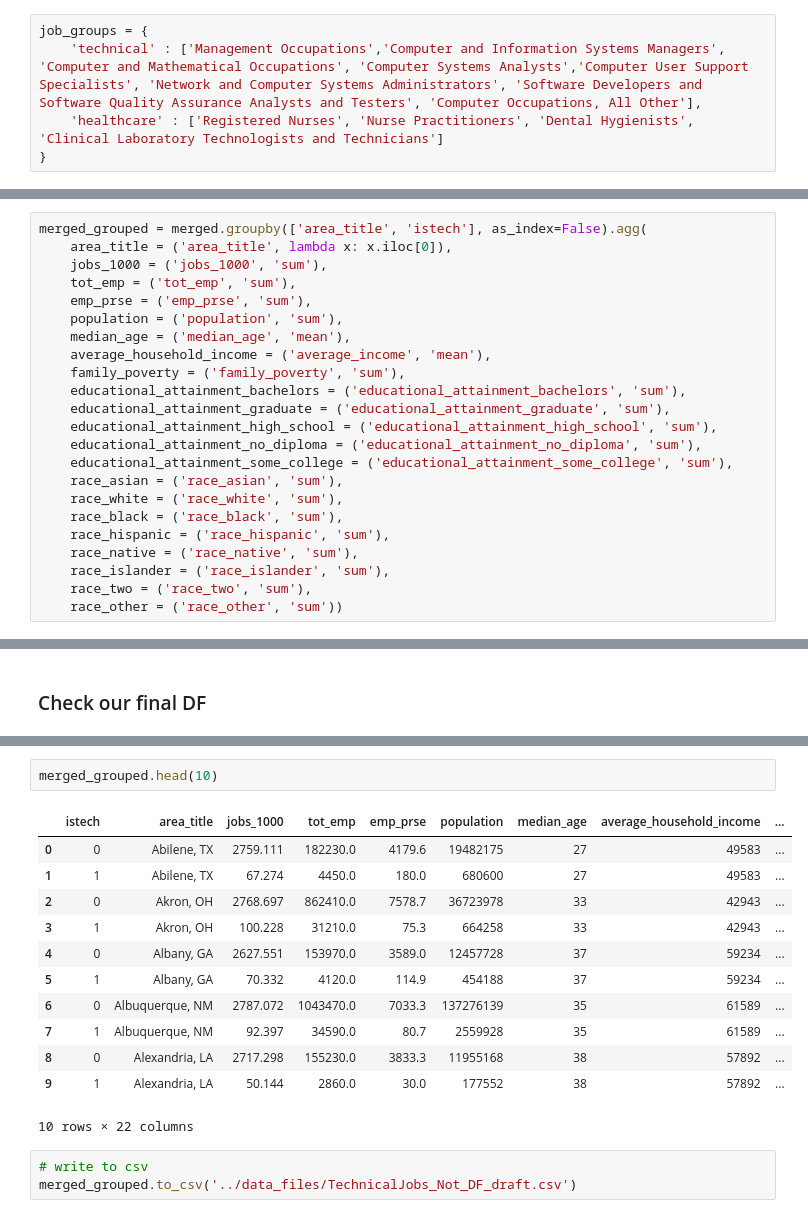
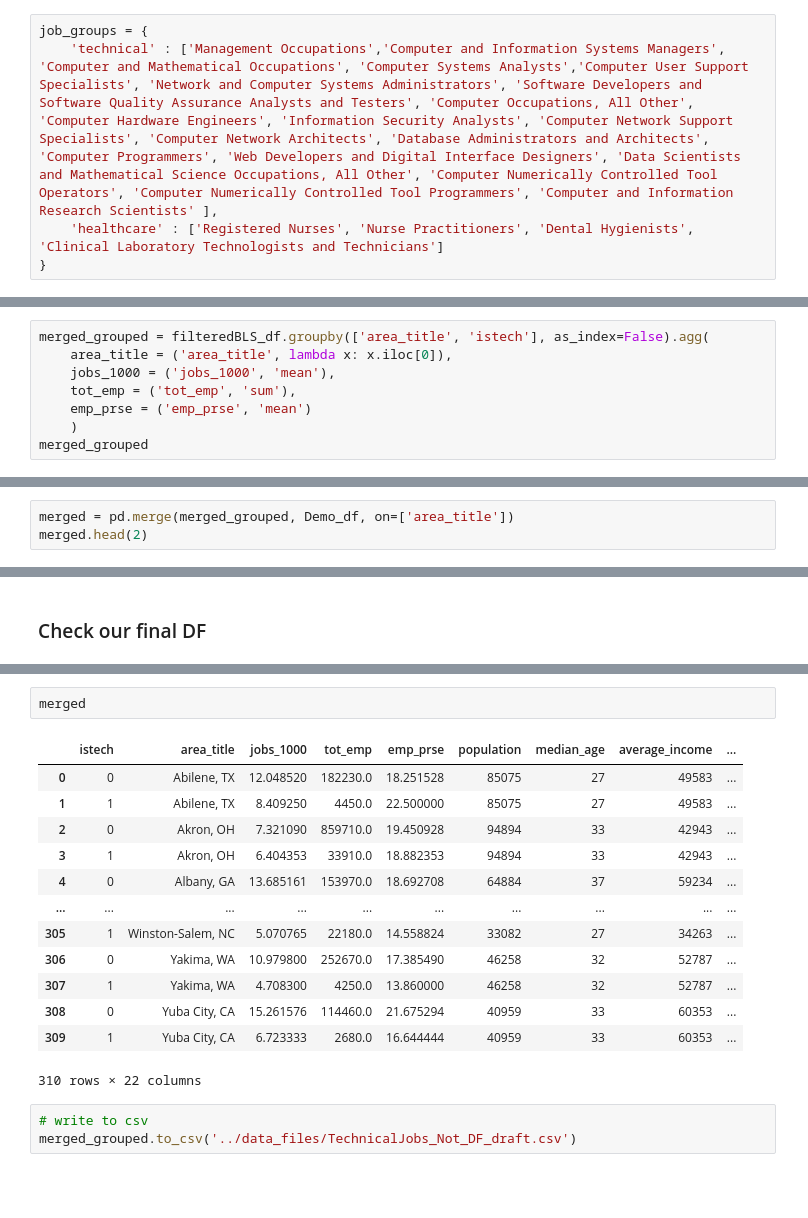
Before and after one commit to reachme1212/final_project, a Jupyter notebook: Model_code/DataFrame-Tech-Not-Tech.ipynb, the cells around one changed output, grey strips where cells are left out. Saved outputs shown, nothing was run; the diff lists cells and outputs as text; blank space fills up the shorter version.

Commit message:
Grouped data into tech and nontech to explore prediction models.

```diff
--- a/Model_code/DataFrame-Tech-Not-Tech.ipynb
+++ b/Model_code/DataFrame-Tech-Not-Tech.ipynb
@@ -66,7 +73,7 @@ i.e.: Healthcare, Foodservice, Creative...
 We don't have to be tied to just Technical jobs
 # %%
 job_groups = {
-    'technical' : ['Management Occupations','Computer and Information Systems Managers', 'Computer and Mathematical Occupations', 'Computer Systems Analysts','Computer User Support Specialists', 'Network and Computer Systems Administrators', 'Software Developers and Software Quality Assurance Analysts and Testers', 'Computer Occupations, All Other'],
+    'technical' : ['Management Occupations','Computer and Information Systems Managers', 'Computer and Mathematical Occupations', 'Computer Systems Analysts','Computer User Support Specialists', 'Network and Computer Systems Administrators', 'Software Developers and Software Quality Assurance Analysts and Testers', 'Computer Occupations, All Other', 'Computer Hardware Engineers', 'Information Security Analysts', 'Computer Network Support Specialists', 'Computer Network Architects', 'Database Administrators and Architects', 'Computer Programmers', 'Web Developers and Digital Interface Designers', 'Data Scientists and Mathematical Science Occupations, All Other', 'Computer Numerically Controlled Tool Operators', 'Computer Numerically Controlled Tool Programmers', 'Computer and Information Research Scientists' ],
     'healthcare' : ['Registered Nurses', 'Nurse Practitioners', 'Dental Hygienists', 'Clinical Laboratory Technologists and Technicians']
 }
 # %% [markdown]
@@ -126,25 +124,10 @@ merged
 
 #### ToDo: properly calculate media_age, average_household_income, jobs_100 based on the population
 # %%
-merged_grouped = merged.groupby(['area_title', 'istech'], as_index=False).agg(
+merged_grouped = filteredBLS_df.groupby(['area_title', 'istech'], as_index=False).agg(
     area_title = ('area_title', lambda x: x.iloc[0]),
-    jobs_1000 = ('jobs_1000', 'sum'),
+    jobs_1000 = ('jobs_1000', 'mean'),
     tot_emp = ('tot_emp', 'sum'),
-    emp_prse = ('emp_prse', 'sum'),
-    population = ('population', 'sum'),
-    median_age = ('median_age', 'mean'),
-    average_household_income = ('average_income', 'mean'),
-    family_poverty = ('family_poverty', 'sum'),
-    educational_attainment_bachelors = ('educational_attainment_bachelors', 'sum'),
-    educational_attainment_graduate = ('educational_attainment_graduate', 'sum'),
-    educational_attainment_high_school = ('educational_attainment_high_school', 'sum'),
-    educational_attainment_no_diploma = ('educational_attainment_no_diploma', 'sum'),
-    educational_attainment_some_college = ('educational_attainment_some_college', 'sum'),
-    race_asian = ('race_asian', 'sum'),
-    race_white = ('race_white', 'sum'),
-    race_black = ('race_black', 'sum'),
-    race_hispanic = ('race_hispanic', 'sum'),
-    race_native = ('race_native', 'sum'),
-    race_islander = ('race_islander', 'sum'),
-    race_two = ('race_two', 'sum'),
-    race_other = ('race_other', 'sum'))
+    emp_prse = ('emp_prse', 'mean')
+    )
+merged_grouped
@@ -150,0 +154,3 @@ merged_grouped = merged.groupby(['area_title', 'istech'], as_index=False).agg(
+# %%
+merged = pd.merge(merged_grouped, Demo_df, on=['area_title'])
+merged.head(2)
@@ -180,20 +191,21 @@ race_two                                 int64
 race_other                               int64
 dtype: object
 # %%
-merged_grouped.head(10)
+merged
 # %% [output]
-|  | istech | area_title | jobs_1000 | tot_emp | emp_prse | population | median_age | average_household_income | ... |
-| 0 | 0 | Abilene, TX | 2759.111 | 182230.0 | 4179.6 | 19482175 | 27 | 49583 | ... |
-| 1 | 1 | Abilene, TX | 67.274 | 4450.0 | 180.0 | 680600 | 27 | 49583 | ... |
-| 2 | 0 | Akron, OH | 2768.697 | 862410.0 | 7578.7 | 36723978 | 33 | 42943 | ... |
-| 3 | 1 | Akron, OH | 100.228 | 31210.0 | 75.3 | 664258 | 33 | 42943 | ... |
-| 4 | 0 | Albany, GA | 2627.551 | 153970.0 | 3589.0 | 12457728 | 37 | 59234 | ... |
-| 5 | 1 | Albany, GA | 70.332 | 4120.0 | 114.9 | 454188 | 37 | 59234 | ... |
-| 6 | 0 | Albuquerque, NM | 2787.072 | 1043470.0 | 7033.3 | 137276139 | 35 | 61589 | ... |
-| 7 | 1 | Albuquerque, NM | 92.397 | 34590.0 | 80.7 | 2559928 | 35 | 61589 | ... |
-| 8 | 0 | Alexandria, LA | 2717.298 | 155230.0 | 3833.3 | 11955168 | 38 | 57892 | ... |
-| 9 | 1 | Alexandria, LA | 50.144 | 2860.0 | 30.0 | 177552 | 38 | 57892 | ... |
+|  | istech | area_title | jobs_1000 | tot_emp | emp_prse | population | median_age | average_income | ... |
+| 0 | 0 | Abilene, TX | 12.048520 | 182230.0 | 18.251528 | 85075 | 27 | 49583 | ... |
+| 1 | 1 | Abilene, TX | 8.409250 | 4450.0 | 22.500000 | 85075 | 27 | 49583 | ... |
+| 2 | 0 | Akron, OH | 7.321090 | 859710.0 | 19.450928 | 94894 | 33 | 42943 | ... |
+| 3 | 1 | Akron, OH | 6.404353 | 33910.0 | 18.882353 | 94894 | 33 | 42943 | ... |
+| 4 | 0 | Albany, GA | 13.685161 | 153970.0 | 18.692708 | 64884 | 37 | 59234 | ... |
+| ... | ... | ... | ... | ... | ... | ... | ... | ... | ... |
+| 305 | 1 | Winston-Salem, NC | 5.070765 | 22180.0 | 14.558824 | 33082 | 27 | 34263 | ... |
+| 306 | 0 | Yakima, WA | 10.979800 | 252670.0 | 17.385490 | 46258 | 32 | 52787 | ... |
+| 307 | 1 | Yakima, WA | 4.708300 | 4250.0 | 13.860000 | 46258 | 32 | 52787 | ... |
+| 308 | 0 | Yuba City, CA | 15.261576 | 114460.0 | 21.675294 | 40959 | 33 | 60353 | ... |
+| 309 | 1 | Yuba City, CA | 6.723333 | 2680.0 | 16.644444 | 40959 | 33 | 60353 | ... |
-10 rows × 22 columns
+310 rows × 22 columns
 # %%
 # write to csv
 merged_grouped.to_csv('../data_files/TechnicalJobs_Not_DF_draft.csv')
```
Also changed, not shown: parts of 9 cells of this notebook, 1 other file.
